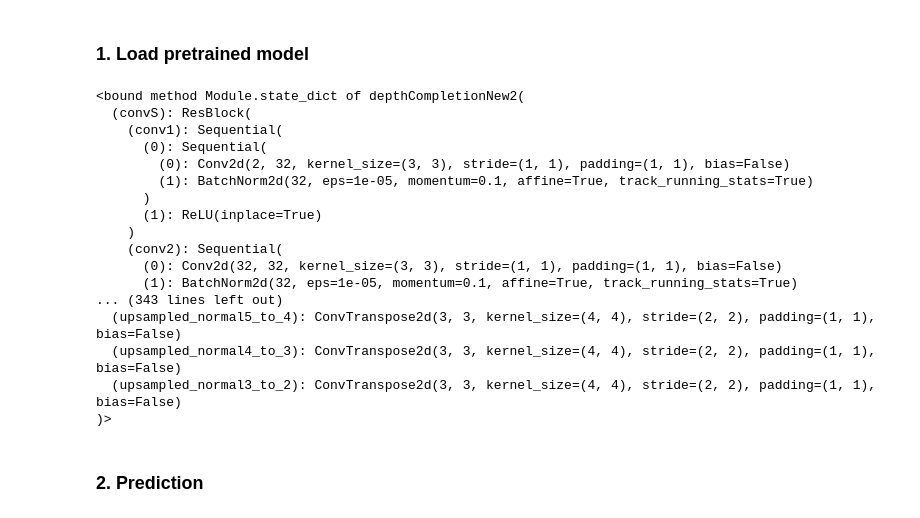
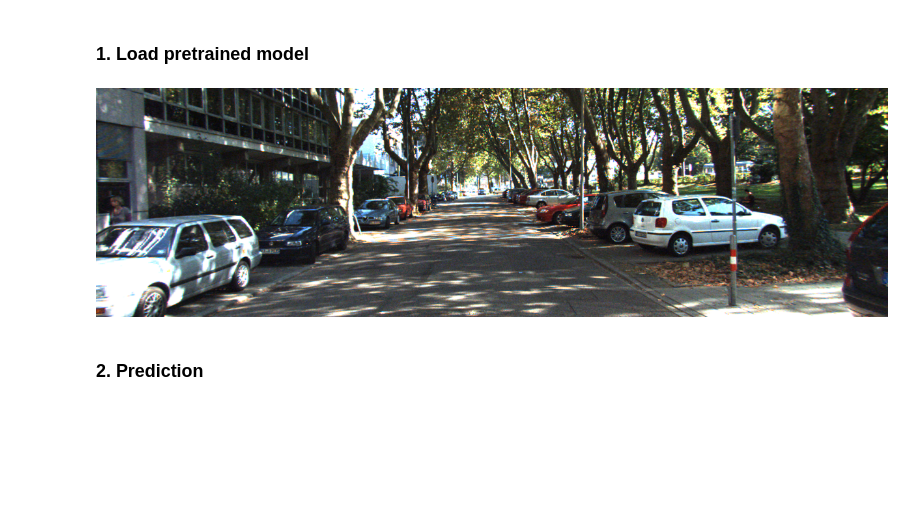
Before and after one commit to giantmonkeyTC/cgo_groupwork, a Jupyter notebook: exp_04_deeplidar.ipynb, the cells around one changed output. Cells and saved outputs as stored; diff of their text form; code cells hidden in the pictures; blank space fills up the shorter version.

Commit message:
normal

```diff
--- a/exp_04_deeplidar.ipynb
+++ b/exp_04_deeplidar.ipynb
@@ -20,23 +26,12 @@ pretrained_model = torch.load("/home/matsuura/Development/waseda/m1/lecture_spri
+# %%
+pretrained_model = torch.load("/Users/wangtianchen/Documents/Waseda/CGO/depth_completion_KITTI.tar",map_location=torch.device('cpu'))
 # %%
 model = depthCompletionNew(1)
 model = nn.DataParallel(model, device_ids=[0])
 model.load_state_dict(pretrained_model["state_dict"])
-model.module.normal.state_dict
+model_n = model.module.normal
+left = Image.open("0000000000.png")
+sparse = Image.open("0000000000 _sparse.png")
+left
 # %% [output]
-<bound method Module.state_dict of depthCompletionNew2(
-  (convS): ResBlock(
-    (conv1): Sequential(
-      (0): Sequential(
-        (0): Conv2d(2, 32, kernel_size=(3, 3), stride=(1, 1), padding=(1, 1), bias=False)
-        (1): BatchNorm2d(32, eps=1e-05, momentum=0.1, affine=True, track_running_stats=True)
-      )
-      (1): ReLU(inplace=True)
-    )
-    (conv2): Sequential(
-      (0): Conv2d(32, 32, kernel_size=(3, 3), stride=(1, 1), padding=(1, 1), bias=False)
-      (1): BatchNorm2d(32, eps=1e-05, momentum=0.1, affine=True, track_running_stats=True)
-... (343 lines left out)
-  (upsampled_normal5_to_4): ConvTranspose2d(3, 3, kernel_size=(4, 4), stride=(2, 2), padding=(1, 1), bias=False)
-  (upsampled_normal4_to_3): ConvTranspose2d(3, 3, kernel_size=(4, 4), stride=(2, 2), padding=(1, 1), bias=False)
-  (upsampled_normal3_to_2): ConvTranspose2d(3, 3, kernel_size=(4, 4), stride=(2, 2), padding=(1, 1), bias=False)
-)>
+[figure, added]
```
Also changed, not shown: parts of 11 cells of this notebook, 10 other files.
